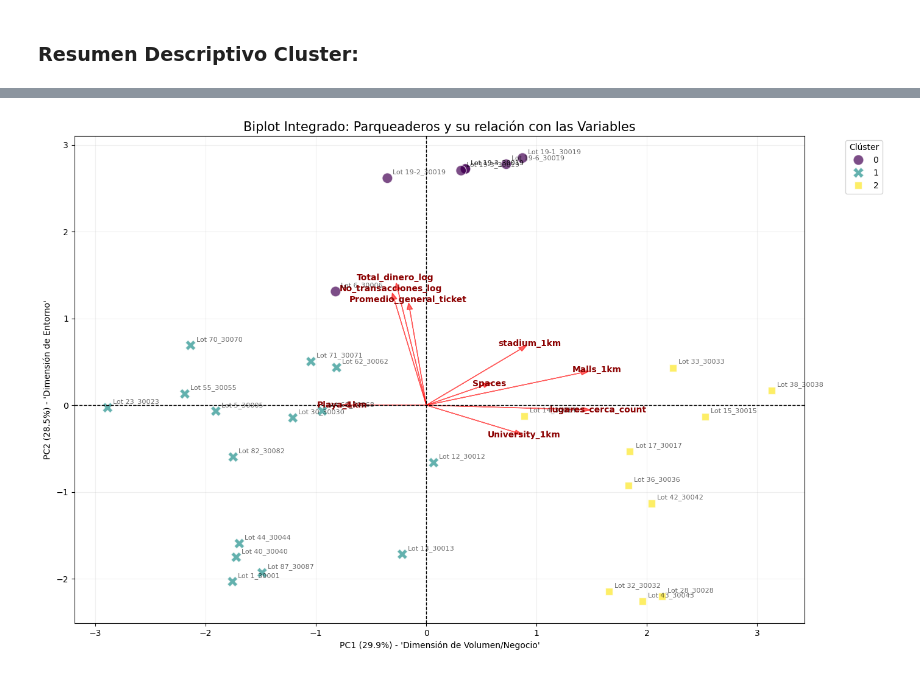
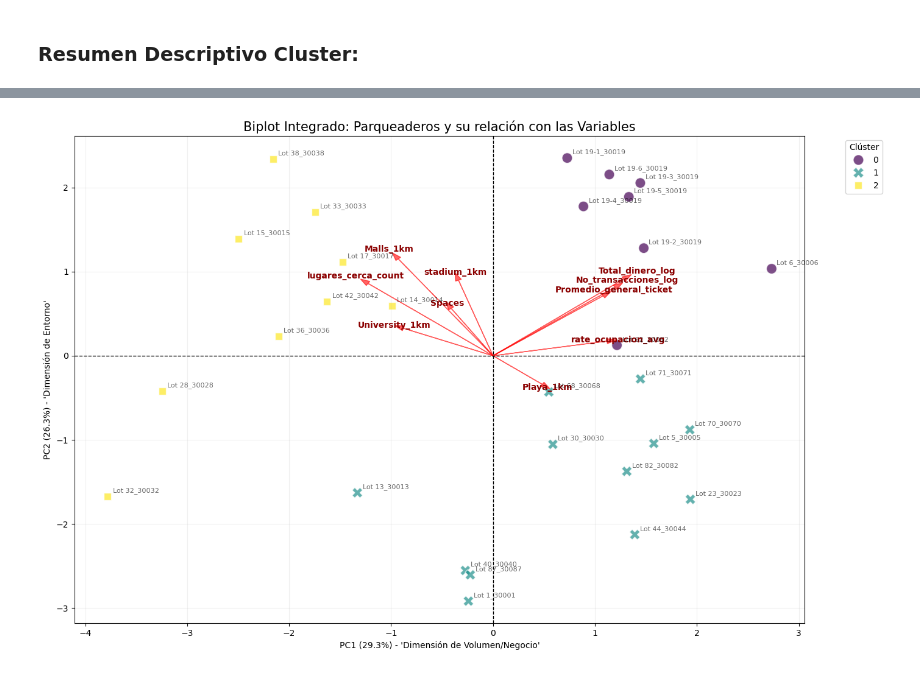
Before and after one commit to danielcordobap/parkinglot_code, a Jupyter notebook: Prueba.ipynb, the cells around one changed output, grey strips where cells are left out. Drawn from its saved outputs; the diff is of its cells as text; code cells hidden in the pictures.

```diff
--- a/Prueba.ipynb
+++ b/Prueba.ipynb
@@ -591,5 +589,5 @@ Index(['Client Lot ID', 'Total_dinero', 'No_transacciones',
 # %% [markdown]
 ### DATA_FRAME FINAL:
 # %%
-df_resultado_F = pd.merge(df_final, resumen, on='Client Lot ID', how='inner')
+df_resultado_F = pd.merge(df_final, resumen, on='JOIN_ID', how='inner')
 df_resultado_F["ID_F"] = df_resultado_F["nombre"]+"_"+df_resultado_F["Client Lot ID"].astype(str)
@@ -683,7 +672,9 @@ df_resultado_F_CL = df_resultado_F.loc[:,['ID_F',"Spaces",'lugares_cerca_count',
        'avg_daily_IS_NOT_EXTENSION', 'avg_weekly_IS_NOT_EXTENSION',
        'avg_transacciones_diario', 'avg_transacciones_semanal',
        'recaudacion_avg_diaria', 'recaudacion_avg_semanal',
-       'ticket_promedio_diario_avg', 'ticket_promedio_mensual_avg']]
+       'ticket_promedio_diario_avg', 'ticket_promedio_mensual_avg','Cantidad_Carros']]
+
+df_resultado_F_CL["rate_ocupacion_avg"] = df_resultado_F_CL["Cantidad_Carros"] /df_resultado_F_CL["Spaces"]
 # %% [markdown]
 ### Calculo de correlaciones, PCA y Cluster de parqueaderos:
 # %%
@@ -706,6 +697,6 @@ plt.show()
 # %%
 reporte_colinealidad, sugerencia_drop = get_high_correlations(X, threshold=0.9)
-sugerencia_drop.extend(["Dist_30019",	"Dist_30001",	"Dist_30018",	"Dist_30022",	"Dist_30040",	"Dist_30044"])
+sugerencia_drop.extend(["Dist_30019",	"Dist_30001",	"Dist_30018",	"Dist_30022",	"Dist_30040",	"Dist_30044","IS_EXTENSION"])
 sugerencia_drop.remove('No_transacciones')
 # %%
 sugerencia_drop
@@ -775,7 +780,7 @@ df_clustering = df_resultado_F_CL_A.copy()
 features = [
     'Spaces', 'lugares_cerca_count', 'Playa_1km', 'Malls_1km',
     'stadium_1km', 'University_1km', 'Promedio_general_ticket',
-    'Total_dinero_log', 'No_transacciones_log'
+    'Total_dinero_log', 'No_transacciones_log','rate_ocupacion_avg'
 ]
 
 X = df_clustering[features]
@@ -892,23 +898,23 @@ Index(['ID_F', 'Spaces', 'lugares_cerca_count', 'Playa_1km', 'Malls_1km',
 # %%
 features_modelo = [
     'Spaces','lugares_cerca_count', 'Playa_1km', 'Malls_1km',
     'stadium_1km', 'University_1km', 'Promedio_general_ticket',
-    'Total_dinero_log', 'No_transacciones_log'
+    'Total_dinero_log', 'No_transacciones_log',"rate_ocupacion_avg"
 ]
 
 # 2. Preparación de datos (Asegurando que las transformaciones log existan)
 # Suponiendo que df_resultado_F es tu DataFrame principal
 X = df_clustering[features_modelo].copy()
 
 # 3. Escalado Estándar (Obligatorio para PCA)
 # Esto asegura que cada variable contribuya equitativamente al modelo
 scaler = StandardScaler()
 X_scaled = scaler.fit_transform(X)
 
 # 4. Cálculo del objeto pca_modelo
 # Calculamos las componentes para reducir la dimensionalidad
 pca_modelo = PCA(n_components=2)
 pca_modelo.fit(X_scaled)
 plot_pca_combined_biplot(df_clustering, pca_modelo, features_modelo)
 # %% [output]
-[figure, old version]
+[figure, new version]
```
Also changed, not shown: parts of 35 cells of this notebook, 1 other file.
